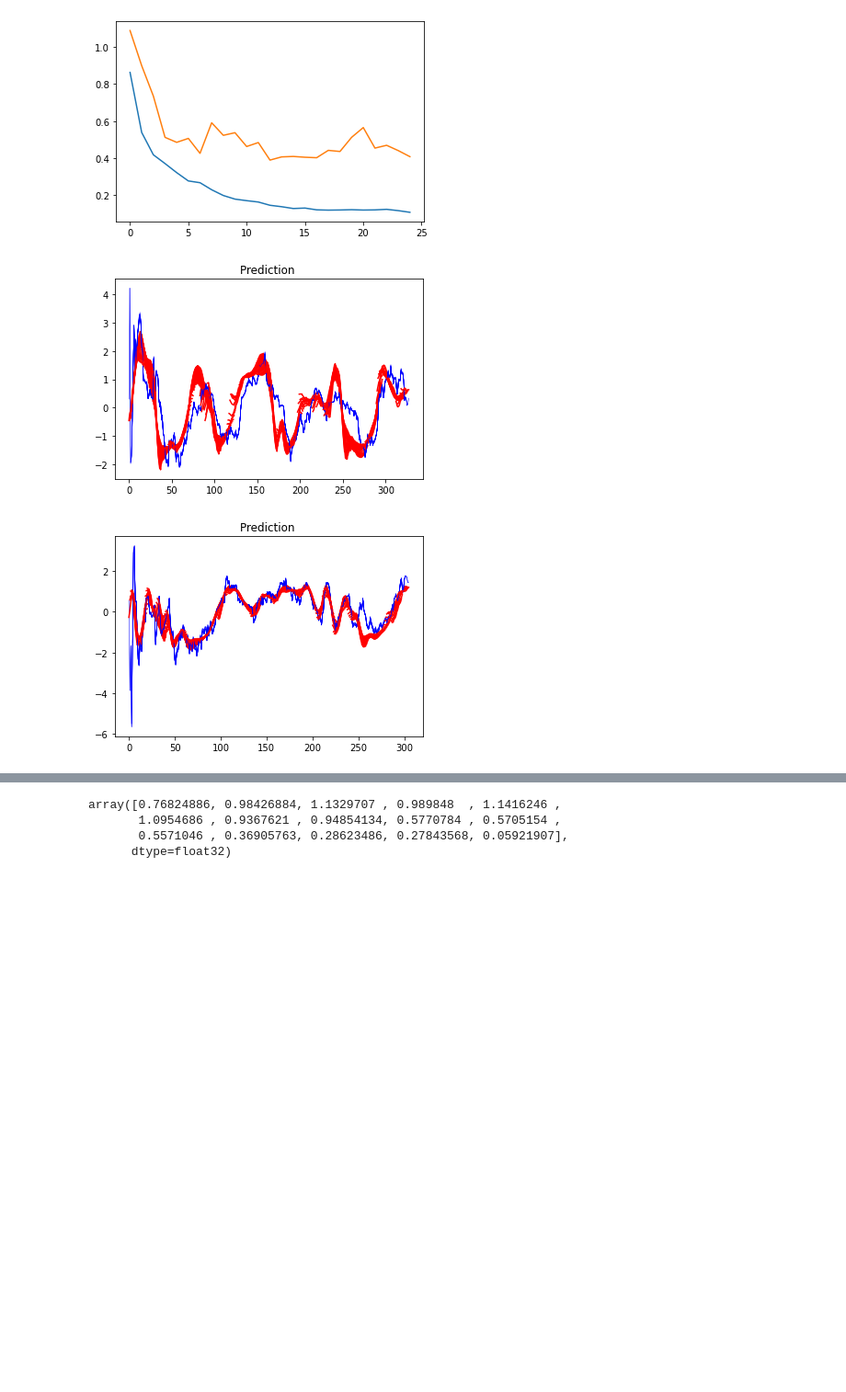
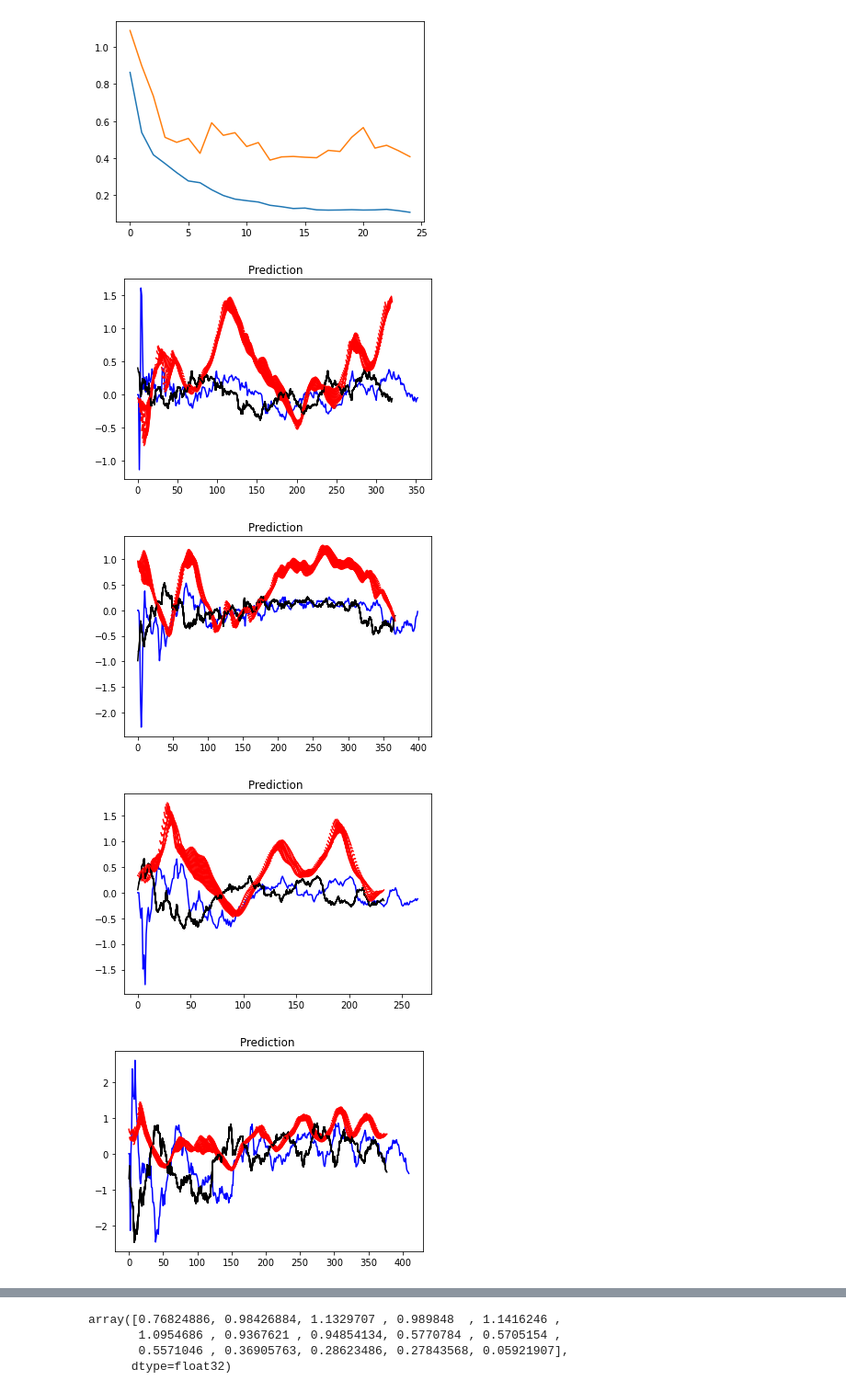
Before and after one commit to stianteien/instradag, a Jupyter notebook: RNN_trial.ipynb, the cells around one changed output, grey strips where cells are left out. Shown: that part at 92% size. Saved outputs shown, nothing was run; the diff lists cells and outputs as text; code cells hidden in the pictures; blank space fills up the shorter version.

```diff
--- a/RNN_trial.ipynb
+++ b/RNN_trial.ipynb
@@ -92,4 +110,4 @@ def add_data(word):
 # %%
-filer = list(map(add_data, os.listdir('data/')))[74:76] # 60 første er lagd til å bygge modell
+filer = list(map(add_data, os.listdir('data/')))[54:60] # test 54:60
 data = make_ready(filer)
 # %% [output]
@@ -100,12 +130,14 @@ NOTE: Behavior of MACDH calculation has changed as of July 2017 - it is now 1/2
 # %%
 dataxes = []
 datayes = []
+sanne = []
 look_back=30
 look_forward=10
 
 for one_stock in data:
-    datax, datay = create_dataset(one_stock[['macd', 'rsi_20', 'sma8-16', 'trix', 'volume']],
+    datax, datay, sann = create_dataset(one_stock[['macd', 'rsi_20', 'sma8-16', 'trix', 'volume']],
                                   one_stock.sma30_derivert, look_back=look_back, look_forward=look_forward)
     dataxes.append(datax)
     datayes.append(datay)
+    sanne.append(sann)
 # %% [output]
@@ -121,11 +167,11 @@ model = tf.keras.Sequential()
 
 model.add(tf.keras.layers.LSTM(input_dim=dataxes[0].shape[2], units=256, return_sequences=True))
 model.add(tf.keras.layers.Dropout(0.2))
-model.add(tf.keras.layers.LSTM(units=264, return_sequences=False))
+model.add(tf.keras.layers.LSTM(units=256, return_sequences=False))
 model.add(tf.keras.layers.Dropout(0.2))
 model.add(tf.keras.layers.Dense(datayes[0].shape[1]))
 
-model.compile(optimizer='adam', loss='mse')
+model.compile(optimizer='adam', loss='mae')
 
 model.summary()
 # %% [output]
@@ -149,7 +195,7 @@ Non-trainable params: 0
 _________________________________________________________________
 # %%
 for i in range(len(dataxes)):
-    history = model.fit(dataxes[i], datayes[i], epochs=10, batch_size=64, validation_split=0.2, verbose=1)#,
+    history = model.fit(dataxes[i], datayes[i], epochs=10, batch_size=64, verbose=2)#,
          ##callbacks= [keras.callbacks.EarlyStopping(
                                   #  monitor='val_loss', patience=10, restore_best_weights=True)])
 # %% [output]
@@ -183,17 +229,20 @@ for i in dataxes:
     predicts.append(predict)
 # %%
 for j in range(len(dataxes)):
+    plt.plot(sanne[j], c='blue')
     for i in range(len(datayes[j])):
-        plt.plot(range(i,i+10), datayes[j][i], c='blue', linewidth=0.5)
-        plt.plot(range(i,i+10), predicts[j][i], c='red')
+        plt.plot(range(i,i+look_forward), datayes[j][i], c='black')
+        plt.plot(range(i,i+look_forward), predicts[j][i], c='red') #JEG tror det er noe feil her
 
     #plt.plot(range(0,15), datay[19], label='true')
     #plt.plot(range(1,16), datay[20], label='true')
     #plt.plot(range(1,16), predict[20], label='predicted')
     #plt.legend()
     plt.title('Prediction ')
     #plt.savefig('images/RNN_15_ahead')
     plt.show()
 # %% [output]
-[figure, old version]
+[figure, new version]
-[figure, old version]
+[figure, new version]
+[figure, added]
+[figure, added]
```
Also changed, not shown: parts of 8 cells of this notebook.
